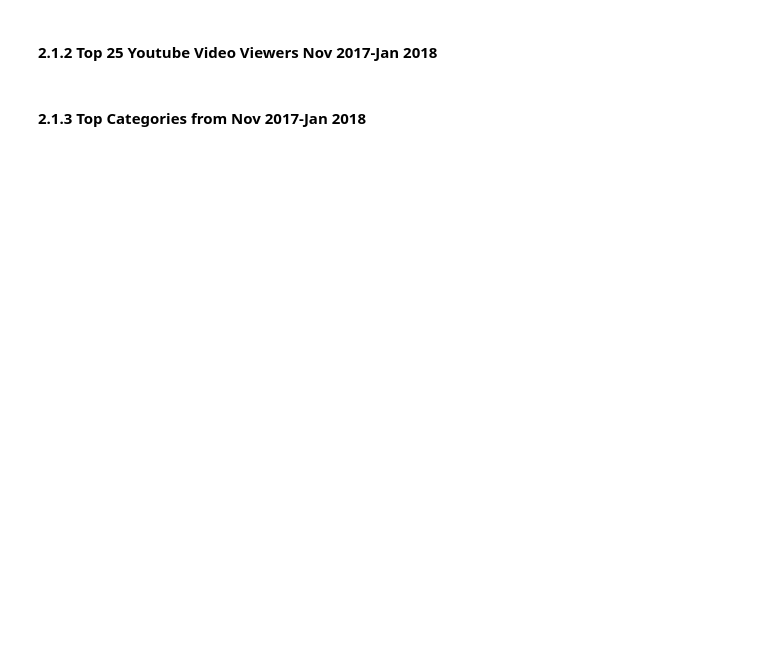
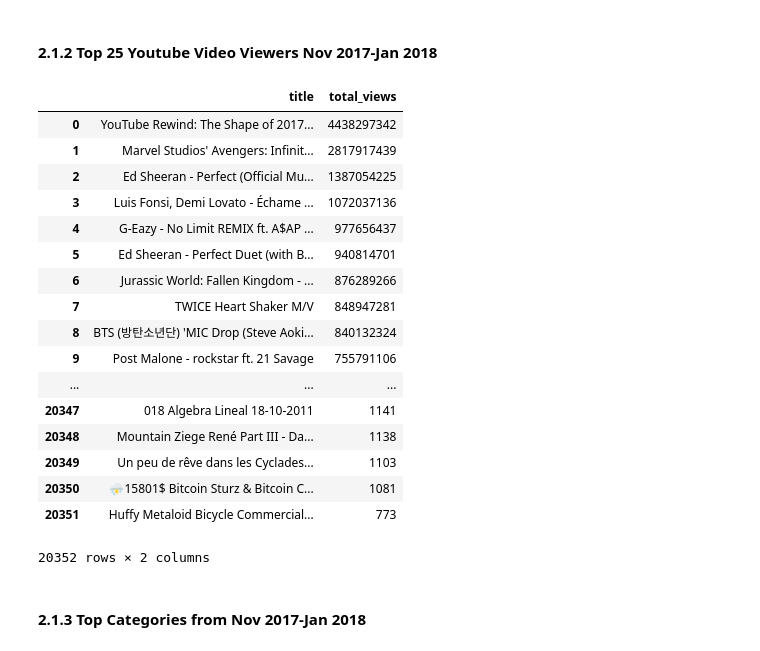
Before and after one commit to CloudChaoszero/Youtube-TrendsNMore, a Jupyter notebook: Analysis/YoutubeVideos-Analysis.ipynb, the cells around one changed output. Saved outputs shown, nothing was run; the diff lists cells and outputs as text; code cells hidden in the pictures; blank space fills up the shorter version.

Commit message:
Proceeded on building up grouped cases. Just need to provide visualizations. After, carry on with second part of project

```diff
--- a/Analysis/YoutubeVideos-Analysis.ipynb
+++ b/Analysis/YoutubeVideos-Analysis.ipynb
@@ -80,2 +114,24 @@ a.sort_values(by = "views", ascending = False)[0:25]
+# %%
+topVideo_df = pivotTab_toDF(dataset = ytVid_df, value="views", indices = "title", aggregFunct = np.sum)
+topVideo_df
+# %% [output]
+|  | title | total_views |
+| 0 | YouTube Rewind: The Shape of 2017... | 4438297342 |
+| 1 | Marvel Studios' Avengers: Infinit... | 2817917439 |
+| 2 | Ed Sheeran - Perfect (Official Mu... | 1387054225 |
+| 3 | Luis Fonsi, Demi Lovato - Échame ... | 1072037136 |
+| 4 | G-Eazy - No Limit REMIX ft. A$AP ... | 977656437 |
+| 5 | Ed Sheeran - Perfect Duet (with B... | 940814701 |
+| 6 | Jurassic World: Fallen Kingdom - ... | 876289266 |
+| 7 | TWICE Heart Shaker M/V | 848947281 |
+| 8 | BTS (방탄소년단) 'MIC Drop (Steve Aoki... | 840132324 |
+| 9 | Post Malone - rockstar ft. 21 Savage | 755791106 |
+| ... | ... | ... |
+| 20347 | 018 Algebra Lineal 18-10-2011 | 1141 |
+| 20348 | Mountain Ziege René Part III - Da... | 1138 |
+| 20349 | Un peu de rêve dans les Cyclades... | 1103 |
+| 20350 | ⛈15801$ Bitcoin Sturz & Bitcoin C... | 1081 |
+| 20351 | Huffy Metaloid Bicycle Commercial... | 773 |
+20352 rows × 2 columns
 # %% [markdown]
 #### 2.1.3 Top Categories from Nov 2017-Jan 2018
```
Also changed, not shown: parts of 20 cells of this notebook.
